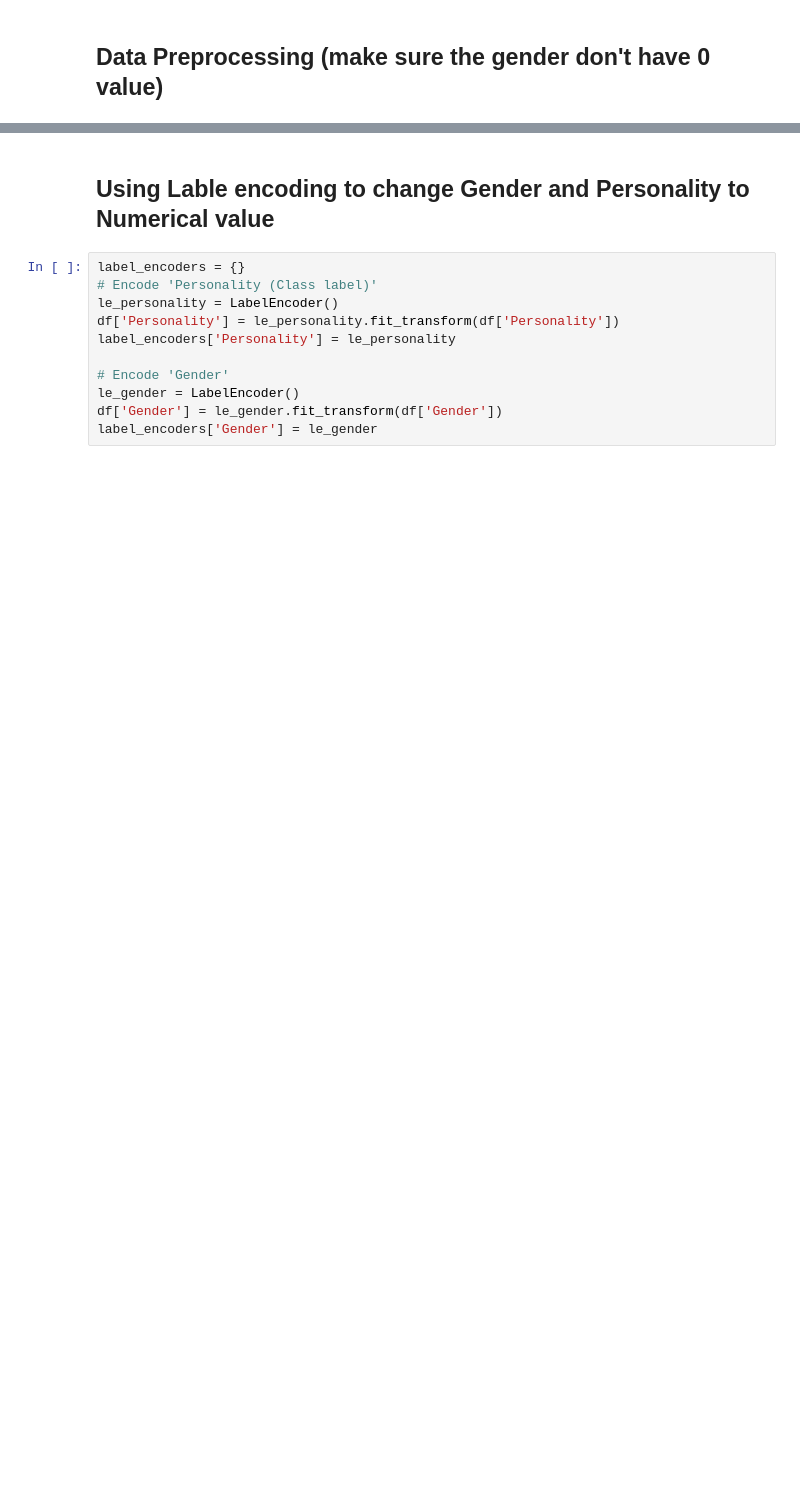
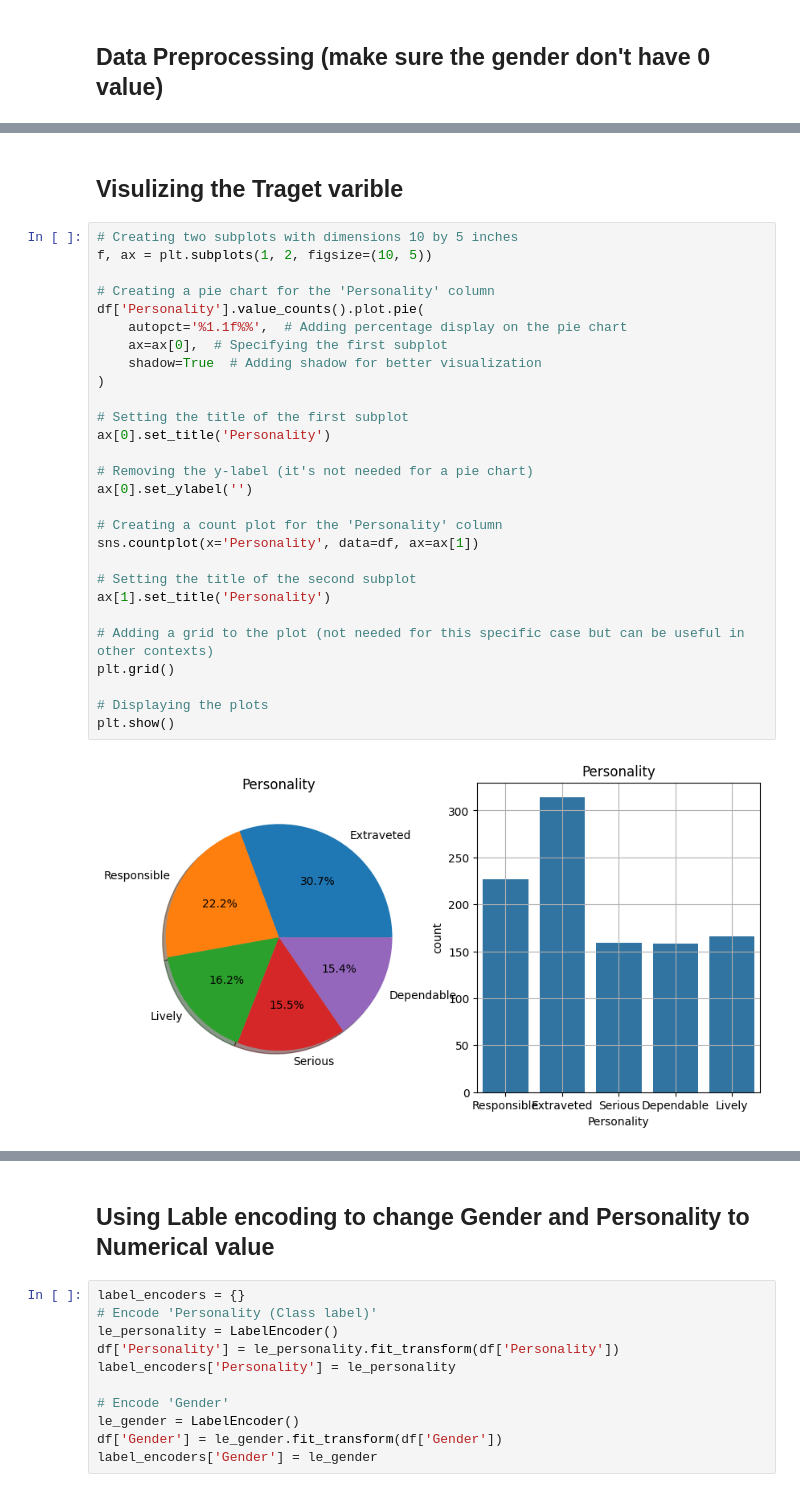
Before and after one commit to Kanishkan-B/Personality_Prediction, a Jupyter notebook: main.ipynb, the cells around one changed output, grey strips where cells are left out. Drawn from its saved outputs; the diff is of its cells as text; blank space fills up the shorter version.

```diff
--- a/main.ipynb
+++ b/main.ipynb
@@ -47,0 +96,32 @@ df[df['Gender']==0]
+# %% [markdown]
+## Visulizing the Traget varible
+# %%
+# Creating two subplots with dimensions 10 by 5 inches
+f, ax = plt.subplots(1, 2, figsize=(10, 5))
+
+# Creating a pie chart for the 'Personality' column
+df['Personality'].value_counts().plot.pie(
+    autopct='%1.1f%%',  # Adding percentage display on the pie chart
+    ax=ax[0],  # Specifying the first subplot
+    shadow=True  # Adding shadow for better visualization
+)
+
+# Setting the title of the first subplot
+ax[0].set_title('Personality')
+
+# Removing the y-label (it's not needed for a pie chart)
+ax[0].set_ylabel('')
+
+# Creating a count plot for the 'Personality' column
+sns.countplot(x='Personality', data=df, ax=ax[1])
+
+# Setting the title of the second subplot
+ax[1].set_title('Personality')
+
+# Adding a grid to the plot (not needed for this specific case but can be useful in other contexts)
+plt.grid()
+
+# Displaying the plots
+plt.show()
+# %% [output]
+[figure, added]
```
Also changed, not shown: parts of 21 cells of this notebook.
